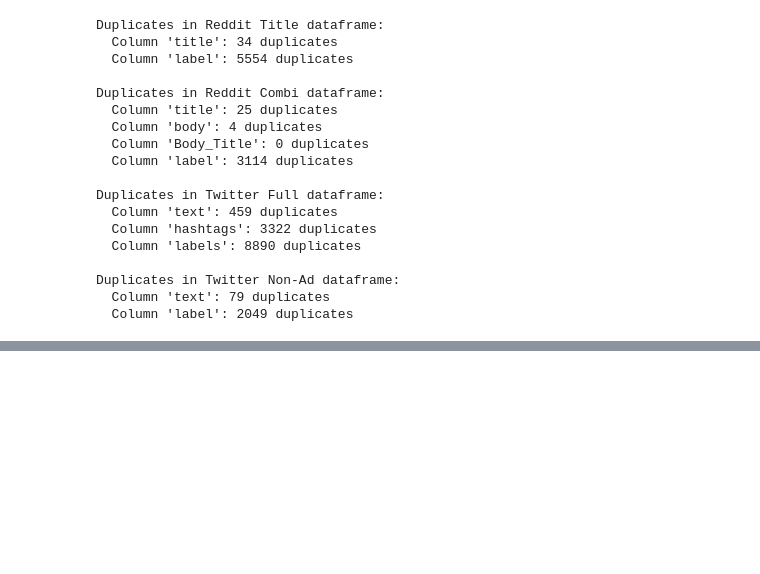
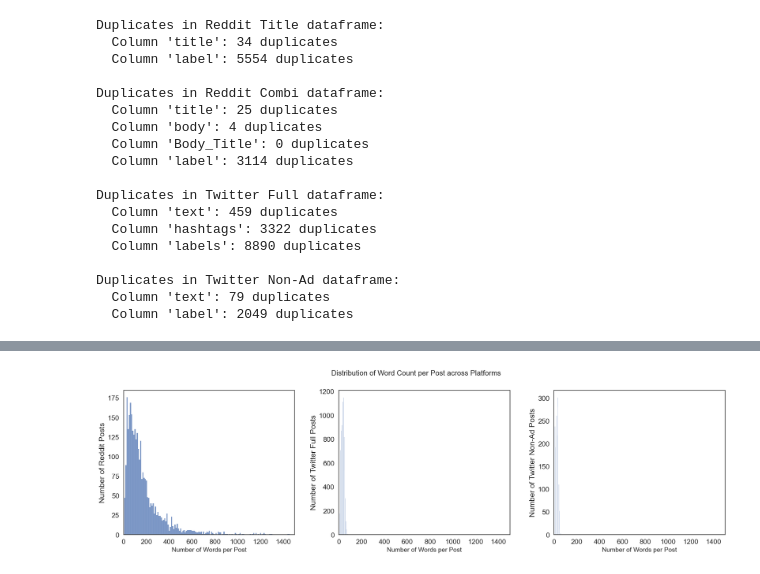
Before and after one commit to roronoazoero/Stress-Detection, a Jupyter notebook: notebooks/preprocessing.ipynb, the cells around one changed output, grey strips where cells are left out. Saved outputs shown, nothing was run; the diff lists cells and outputs as text; code cells hidden in the pictures; blank space fills up the shorter version.

```diff
--- a/notebooks/preprocessing.ipynb
+++ b/notebooks/preprocessing.ipynb
@@ -171,0 +190,14 @@ import nltk
+# %%
+def remove_stopwords(text):
+    text = text.lower()
+    x = text.split()
+    filtered = [word for word in x if word not in stopwords]
+    return ' '.join(filtered)
+# %%
+reddit_title_df['title_nonstop'] = reddit_title_df['title'].apply(remove_stopwords)
+reddit_combi_df['title_nonstop'] = reddit_combi_df['title'].apply(remove_stopwords)
+reddit_combi_df['body_nonstop'] = reddit_combi_df['body'].apply(remove_stopwords)
+reddit_combi_df['text_nonstop'] = reddit_combi_df['Body_Title'].apply(remove_stopwords)
+twitter_full_df['text_nonstop'] = twitter_full_df['text'].apply(remove_stopwords)
+twitter_full_df['hashtags_nonstop'] = twitter_full_df['hashtags'].apply(remove_stopwords)
+twitter_non_ad_df['text_nonstop'] = twitter_non_ad_df['text'].apply(remove_stopwords)
@@ -171,0 +213,10 @@ import nltk
+# %%
+## Exploratory data analysis
+# 1. Platform level EDA
+# a. Histogram of word count per post per platform
+
+reddit_combi_df['word_count'] = reddit_combi_df['Body_Title'].apply(lambda x: len(x.split()))
+twitter_full_df['word_count'] = twitter_full_df['text'].apply(lambda x: len(x.split())) + twitter_full_df['hashtags_nonstop'].apply(lambda x: len(x.split()))
+twitter_non_ad_df['word_count'] = twitter_non_ad_df['text'].apply(lambda x: len(x.split()))
+
+reddit_combi_df.head(10)
@@ -171,0 +235,23 @@ import nltk
+# %%
+fig, ax = plt.subplots(1, 3, figsize=(20, 6))
+#plot the above word count histograms
+sns.histplot(data=reddit_combi_df, x="word_count", binwidth=10, ax=ax[0])
+ax[0].set_xlabel("Number of Words per Post", fontsize=14)
+ax[0].set_ylabel("Number of Reddit Posts")
+ax[0].set_xlim(0, 1500)
+
+sns.histplot(data=twitter_full_df, x = "word_count", binwidth=5, ax=ax[1])
+ax[1].set_xlabel("Number of Words per Post", fontsize=14)
+ax[1].set_ylabel("Number of Twitter Full Posts")
+ax[1].set_xlim(0, 1500)
+
+sns.histplot(data=twitter_non_ad_df, x = "word_count", binwidth=5, ax=ax[2])
+ax[2].set_xlabel("Number of Words per Post", fontsize=14)
+ax[2].set_ylabel("Number of Twitter Non-Ad Posts")
+ax[2].set_xlim(0, 1500)
+
+plt.suptitle("Distribution of Word Count per Post across Platforms", fontsize=16)
+plt.tight_layout()
+plt.show()
+# %% [output]
+[figure, added]
```
Also changed, not shown: parts of 9 cells of this notebook, 2 other files.
